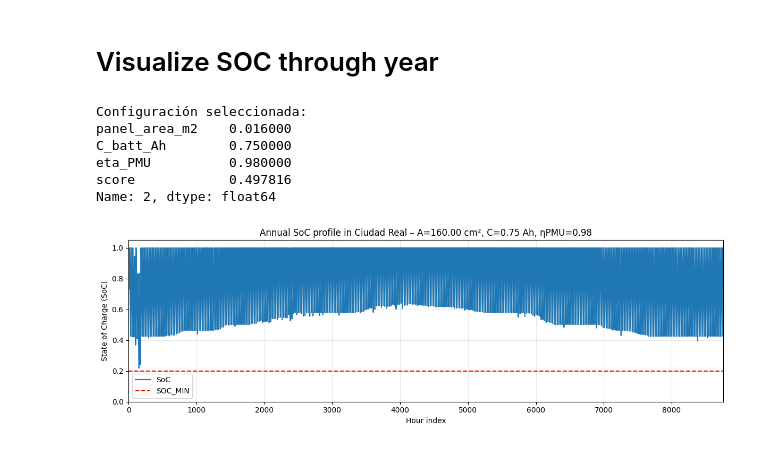
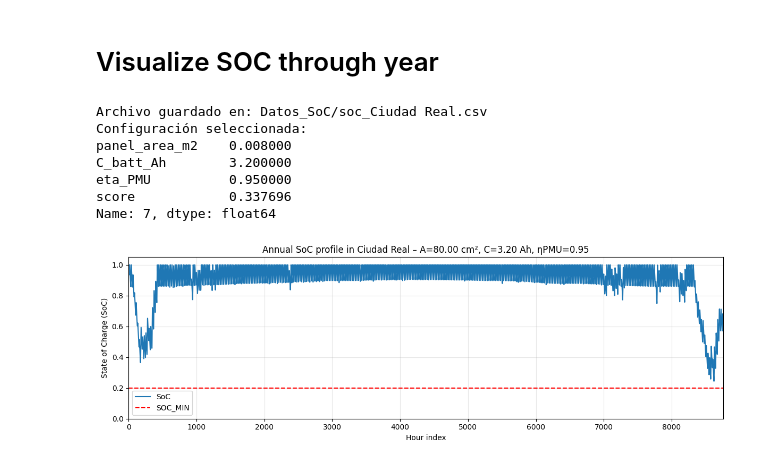
Before and after one commit to UCLM-ARCO/oasis-ehs, a Jupyter notebook: analyze-dataset-v2.ipynb, the cells around one changed output. Saved outputs shown, nothing was run; the diff lists cells and outputs as text; code cells hidden in the pictures.

```diff
--- a/analyze-dataset-v2.ipynb
+++ b/analyze-dataset-v2.ipynb
@@ -664,8 +664,10 @@ panel_area_m2  C_batt_Ah  soc_full_fraction  eta_PMU  soc_mean  soc_std  surplus
 # %% [markdown]
 # Visualize SOC through year
 # %%
+import os
+
 # Elegir la fila de la configuración que querés visualizar
-row_idx = 2   # <-- cambiá este valor: 0, 1, 2, ...
+row_idx = 7   # <-- cambiá este valor: 0, 1, 2, ...
 ubicacion = "Ciudad Real"  # <-- cambiá este valor: "Ciudad Real", "Almagro", "Valdepeñas", etc.
 # Tomar la configuración elegida desde el DataFrame score
 cfg = score.iloc[row_idx]
@@ -675,36 +677,50 @@ config_soc = df_soc[
     (df_soc['panel_area_m2'] == cfg['panel_area_m2']) &
     (df_soc['C_batt_Ah'] == cfg['C_batt_Ah']) &
     (df_soc['eta_PMU'] == cfg['eta_PMU'])
 ].copy()
+
+
+# Crear carpeta si no existe
+output_dir = "Datos_SoC"
+os.makedirs(output_dir, exist_ok=True)
+filename = f"soc_{ubicacion}.csv"
+filepath = os.path.join(output_dir, filename)
+
+# Guardar solo lo necesario
+config_soc[['hour_index', 'SoC']].to_csv(filepath, index=False)
+
+print(f"Archivo guardado en: {filepath}")
+
 
 # Verificación opcional
 print("Configuración seleccionada:")
 print(cfg[["panel_area_m2", "C_batt_Ah", "eta_PMU", "score"]])
 
 # Gráfico anual del SoC
 plt.figure(figsize=(12, 4))
 plt.plot(config_soc['hour_index'], config_soc['SoC'], label='SoC')
 
 plt.axhline(y=Config.SOC_MIN, color='r', linestyle='--', label='SOC_MIN')
 plt.ylim(0, 1.05)  # Limitar el eje y para mejor visualización
 plt.xlim(0, 8760)  # Limitar el eje x a un año (8760 horas)
 plt.xlabel('Hour index')
 plt.ylabel('State of Charge (SoC)')
 plt.title(
     f"Annual SoC profile in {ubicacion} – A={cfg['panel_area_m2']*10000:.2f} cm², "
     f"C={cfg['C_batt_Ah']:.2f} Ah, ηPMU={cfg['eta_PMU']:.2f}"
 )
 
 plt.legend()
 plt.grid(True, alpha=0.3)
 plt.tight_layout()
 plt.savefig(f"Images/soc_plot_{ubicacion}.png", dpi=600, bbox_inches='tight')
 plt.show()
 # %% [output]
+Archivo guardado en: Datos_SoC/soc_Ciudad Real.csv
 Configuración seleccionada:
-panel_area_m2    0.016000
-C_batt_Ah        0.750000
-eta_PMU          0.980000
-score            0.497816
-Name: 2, dtype: float64
+panel_area_m2    0.008000
+C_batt_Ah        3.200000
+eta_PMU          0.950000
+score            0.337696
+Name: 7, dtype: float64
-[figure, old version]
+[figure, new version]
```
Also changed, not shown: 8 other files.
